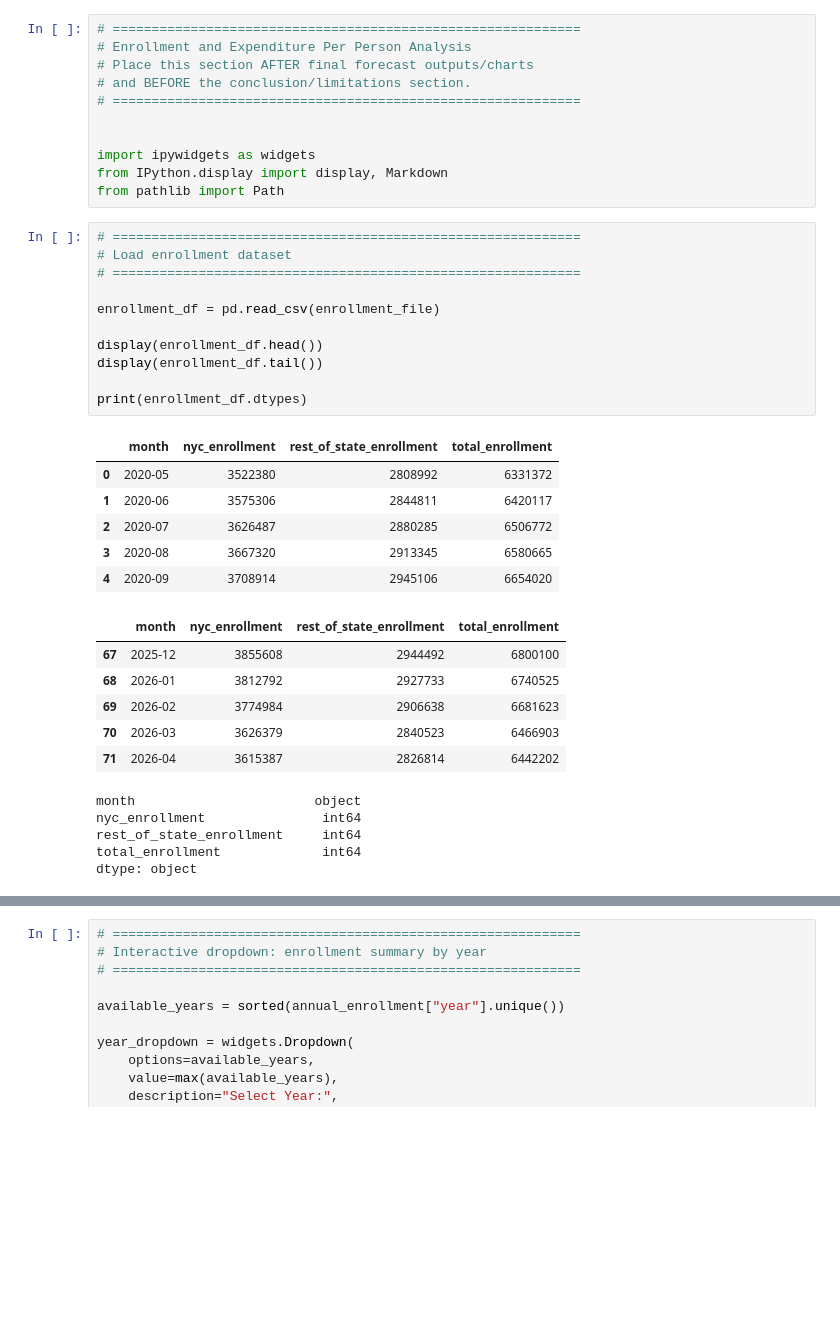
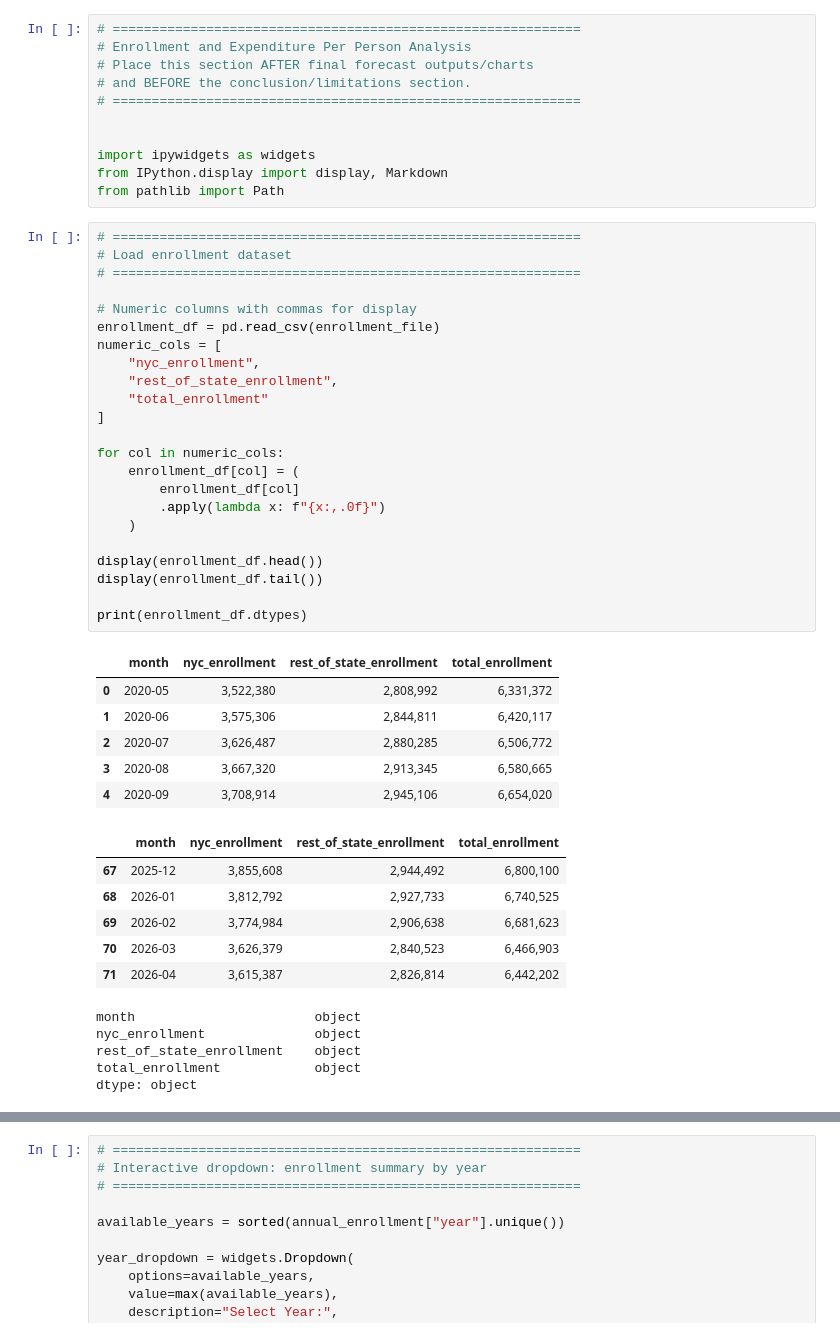
Before and after one commit to amyb79ab2-hash/Medicaid-Expenditure-Projection-Project, a Jupyter notebook: medicaid-expenditure-projection-project.ipynb, the cells around one changed output, grey strips where cells are left out. Saved outputs shown, nothing was run; the diff lists cells and outputs as text; blank space fills up the shorter version.

```diff
--- a/medicaid-expenditure-projection-project.ipynb
+++ b/medicaid-expenditure-projection-project.ipynb
@@ -1021,31 +1021,43 @@ from pathlib import Path
 # %%
 # ============================================================
 # Load enrollment dataset
 # ============================================================
 
+# Numeric columns with commas for display
 enrollment_df = pd.read_csv(enrollment_file)
+numeric_cols = [
+    "nyc_enrollment",
+    "rest_of_state_enrollment",
+    "total_enrollment"
+]
+
+for col in numeric_cols:
+    enrollment_df[col] = (
+        enrollment_df[col]
+        .apply(lambda x: f"{x:,.0f}")
+    )
 
 display(enrollment_df.head())
 display(enrollment_df.tail())
 
 print(enrollment_df.dtypes)
 # %% [output]
 |  | month | nyc_enrollment | rest_of_state_enrollment | total_enrollment |
-| 0 | 2020-05 | 3522380 | 2808992 | 6331372 |
-| 1 | 2020-06 | 3575306 | 2844811 | 6420117 |
-| 2 | 2020-07 | 3626487 | 2880285 | 6506772 |
-| 3 | 2020-08 | 3667320 | 2913345 | 6580665 |
-| 4 | 2020-09 | 3708914 | 2945106 | 6654020 |
+| 0 | 2020-05 | 3,522,380 | 2,808,992 | 6,331,372 |
+| 1 | 2020-06 | 3,575,306 | 2,844,811 | 6,420,117 |
+| 2 | 2020-07 | 3,626,487 | 2,880,285 | 6,506,772 |
+| 3 | 2020-08 | 3,667,320 | 2,913,345 | 6,580,665 |
+| 4 | 2020-09 | 3,708,914 | 2,945,106 | 6,654,020 |
 |  | month | nyc_enrollment | rest_of_state_enrollment | total_enrollment |
-| 67 | 2025-12 | 3855608 | 2944492 | 6800100 |
-| 68 | 2026-01 | 3812792 | 2927733 | 6740525 |
-| 69 | 2026-02 | 3774984 | 2906638 | 6681623 |
-| 70 | 2026-03 | 3626379 | 2840523 | 6466903 |
-| 71 | 2026-04 | 3615387 | 2826814 | 6442202 |
+| 67 | 2025-12 | 3,855,608 | 2,944,492 | 6,800,100 |
+| 68 | 2026-01 | 3,812,792 | 2,927,733 | 6,740,525 |
+| 69 | 2026-02 | 3,774,984 | 2,906,638 | 6,681,623 |
+| 70 | 2026-03 | 3,626,379 | 2,840,523 | 6,466,903 |
+| 71 | 2026-04 | 3,615,387 | 2,826,814 | 6,442,202 |
 month                       object
-nyc_enrollment               int64
-rest_of_state_enrollment     int64
-total_enrollment             int64
+nyc_enrollment              object
+rest_of_state_enrollment    object
+total_enrollment            object
 dtype: object
 # %%
 # ============================================================
```
Also changed, not shown: parts of 9 cells of this notebook.
